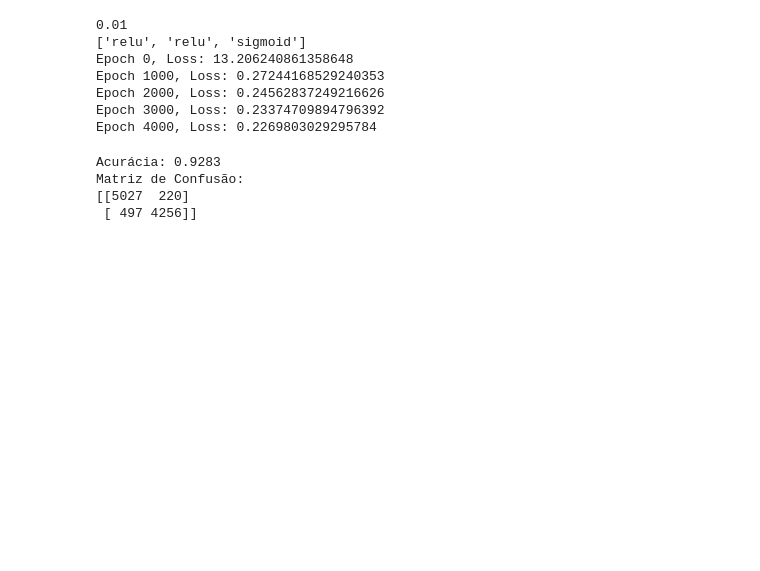
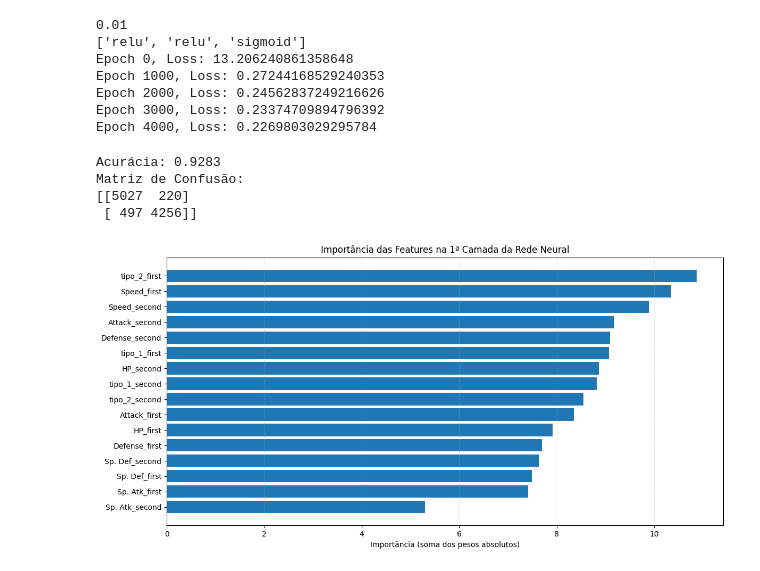
Before and after one commit to luiza-bryn/Rede-Neural, a Jupyter notebook: models/binary_class/model.ipynb, the cells around one changed output. Saved outputs shown, nothing was run; the diff lists cells and outputs as text; code cells hidden in the pictures; blank space fills up the shorter version.

Commit message:
grafico pesos

```diff
--- a/models/binary_class/model.ipynb
+++ b/models/binary_class/model.ipynb
@@ -254,3 +255,32 @@ Acurácia: 0.9283
 Matriz de Confusão:
 [[5027  220]
  [ 497 4256]]
+# %%
+# Nomes das colunas usadas no input
+col_names = [
+    'HP_first', 'Attack_first', 'Defense_first', 'Sp. Atk_first', 'Sp. Def_first', 'Speed_first',
+    'HP_second', 'Attack_second', 'Defense_second', 'Sp. Atk_second', 'Sp. Def_second', 'Speed_second',
+    'tipo_1_first', 'tipo_2_first', 'tipo_1_second', 'tipo_2_second'
+]
+
+# 1️⃣ Pega os pesos da primeira camada (entrada → 1ª camada oculta)
+first_layer_weights = np.abs(model.weights[0])  # shape: (n_features, n_neurons)
+
+# 2️⃣ Soma os pesos absolutos para cada feature
+feature_importance = np.sum(first_layer_weights, axis=1)
+
+# 3️⃣ Ordena as features pela importância
+sorted_indices = np.argsort(feature_importance)[::-1]
+sorted_names = [col_names[i] for i in sorted_indices]
+sorted_importance = feature_importance[sorted_indices]
+
+# 4️⃣ Plota o gráfico
+plt.figure(figsize=(12, 6))
+plt.barh(sorted_names[::-1], sorted_importance[::-1])  # inverte pra maior no topo
+plt.xlabel('Importância (soma dos pesos absolutos)')
+plt.title('Importância das Features na 1ª Camada da Rede Neural')
+plt.tight_layout()
+plt.grid(True, axis='x', linestyle='--', alpha=0.4)
+plt.show()
+# %% [output]
+[figure, added]
```
Also changed, not shown: parts of 1 cell of this notebook.
